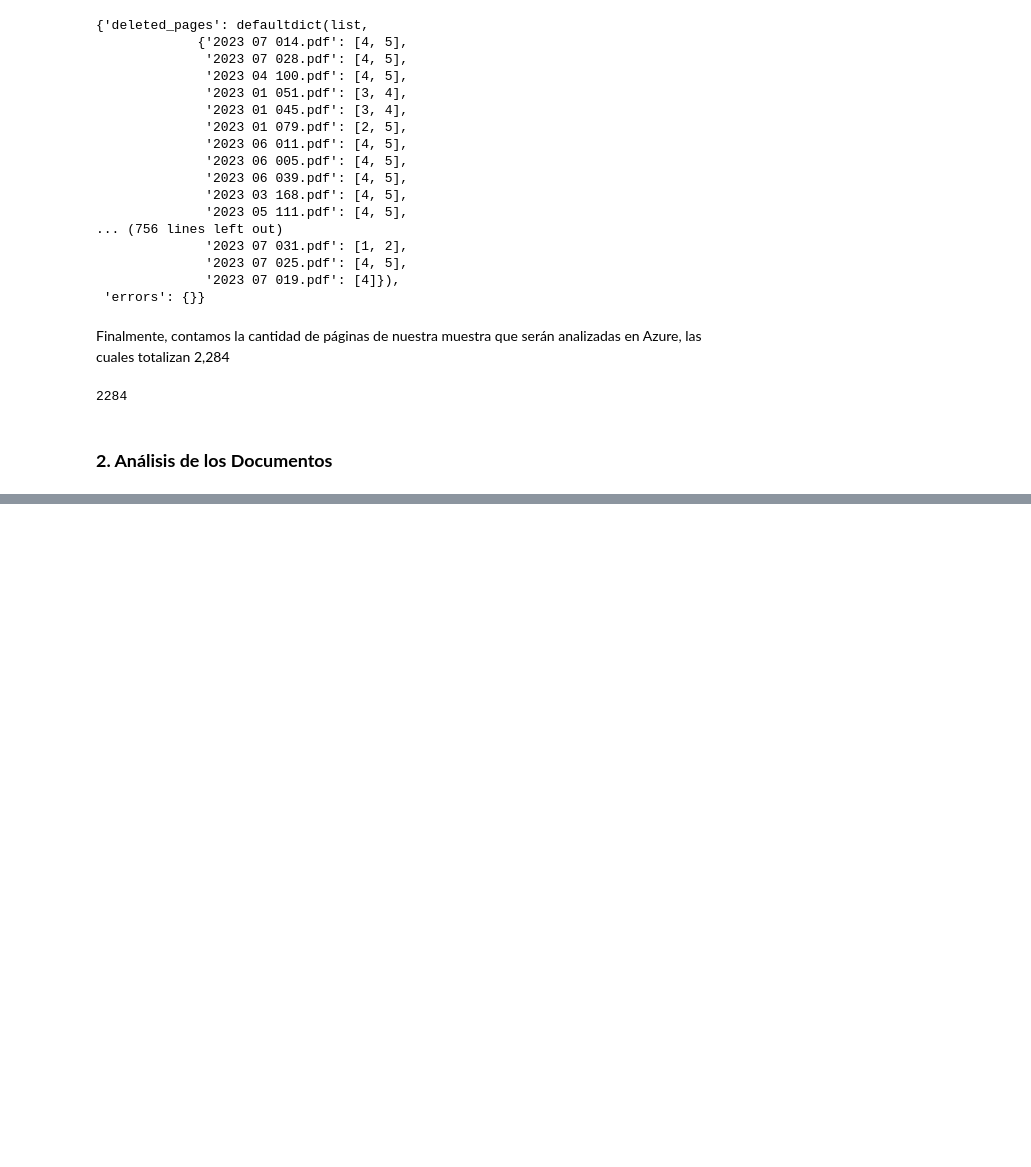
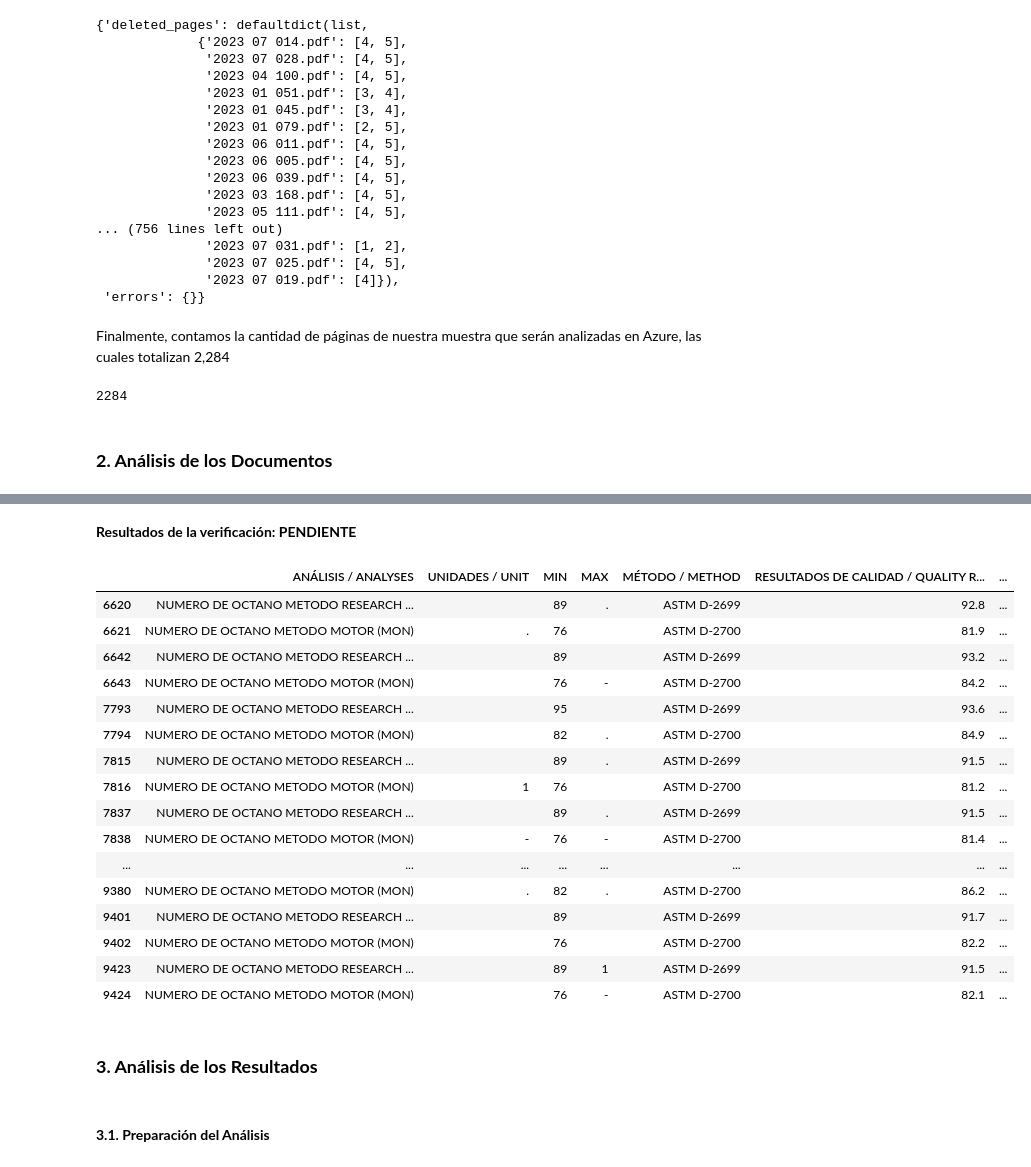
Before and after one commit to rafaeljosem/gas_station_analysis, a Jupyter notebook: octane_gas_analysis.ipynb, the cells around one changed output, grey strips where cells are left out. Cells and saved outputs as stored; diff of their text form; code cells hidden in the pictures; blank space fills up the shorter version.

```diff
--- a/octane_gas_analysis.ipynb
+++ b/octane_gas_analysis.ipynb
@@ -472,0 +537,2 @@ for keyword,column_name in column_map.items():
+# %%
+df.drop(df.columns[np.r_[11, 13:len(df.columns)]], axis=1, inplace=True)
@@ -507,3 +554,0 @@ datetime.datetime(2023, 1, 31, 6, 55)
-# %%
-df = extractor.extract_table(1)
-df.tail(5)
@@ -518,0 +610,30 @@ len(analyzer.errors)
+# %%
+sample = df['ARCHIVO'].sample(n = 32, random_state=42)
+# %%
+sample_df = df[df['ARCHIVO'].isin(sample)][df['ANÁLISIS / ANALYSES'].str.contains('RON') | df['ANÁLISIS / ANALYSES'].str.contains('MON')]
+# %% [markdown]
+**Resultados de la verificación: PENDIENTE**
+# %%
+sample_df[20:54]
+# %% [output]
+|  | ANÁLISIS / ANALYSES | UNIDADES / UNIT | MIN | MAX | MÉTODO / METHOD | RESULTADOS DE CALIDAD / QUALITY R... | ... |
+| 6620 | NUMERO DE OCTANO METODO RESEARCH ... |  | 89 | . | ASTM D-2699 | 92.8 | ... |
+| 6621 | NUMERO DE OCTANO METODO MOTOR (MON) | . | 76 |  | ASTM D-2700 | 81.9 | ... |
+| 6642 | NUMERO DE OCTANO METODO RESEARCH ... |  | 89 |  | ASTM D-2699 | 93.2 | ... |
+| 6643 | NUMERO DE OCTANO METODO MOTOR (MON) |  | 76 | - | ASTM D-2700 | 84.2 | ... |
+| 7793 | NUMERO DE OCTANO METODO RESEARCH ... |  | 95 |  | ASTM D-2699 | 93.6 | ... |
+| 7794 | NUMERO DE OCTANO METODO MOTOR (MON) |  | 82 | . | ASTM D-2700 | 84.9 | ... |
+| 7815 | NUMERO DE OCTANO METODO RESEARCH ... |  | 89 | . | ASTM D-2699 | 91.5 | ... |
+| 7816 | NUMERO DE OCTANO METODO MOTOR (MON) | 1 | 76 |  | ASTM D-2700 | 81.2 | ... |
+| 7837 | NUMERO DE OCTANO METODO RESEARCH ... |  | 89 | . | ASTM D-2699 | 91.5 | ... |
+| 7838 | NUMERO DE OCTANO METODO MOTOR (MON) | - | 76 | - | ASTM D-2700 | 81.4 | ... |
+| ... | ... | ... | ... | ... | ... | ... | ... |
+| 9380 | NUMERO DE OCTANO METODO MOTOR (MON) | . | 82 | . | ASTM D-2700 | 86.2 | ... |
+| 9401 | NUMERO DE OCTANO METODO RESEARCH ... |  | 89 |  | ASTM D-2699 | 91.7 | ... |
+| 9402 | NUMERO DE OCTANO METODO MOTOR (MON) |  | 76 |  | ASTM D-2700 | 82.2 | ... |
+| 9423 | NUMERO DE OCTANO METODO RESEARCH ... |  | 89 | 1 | ASTM D-2699 | 91.5 | ... |
+| 9424 | NUMERO DE OCTANO METODO MOTOR (MON) |  | 76 | - | ASTM D-2700 | 82.1 | ... |
+# %% [markdown]
+### **3. Análisis de los Resultados**
+# %% [markdown]
+#### **3.1. Preparación del Análisis**
```
Also changed, not shown: parts of 65 cells of this notebook.
